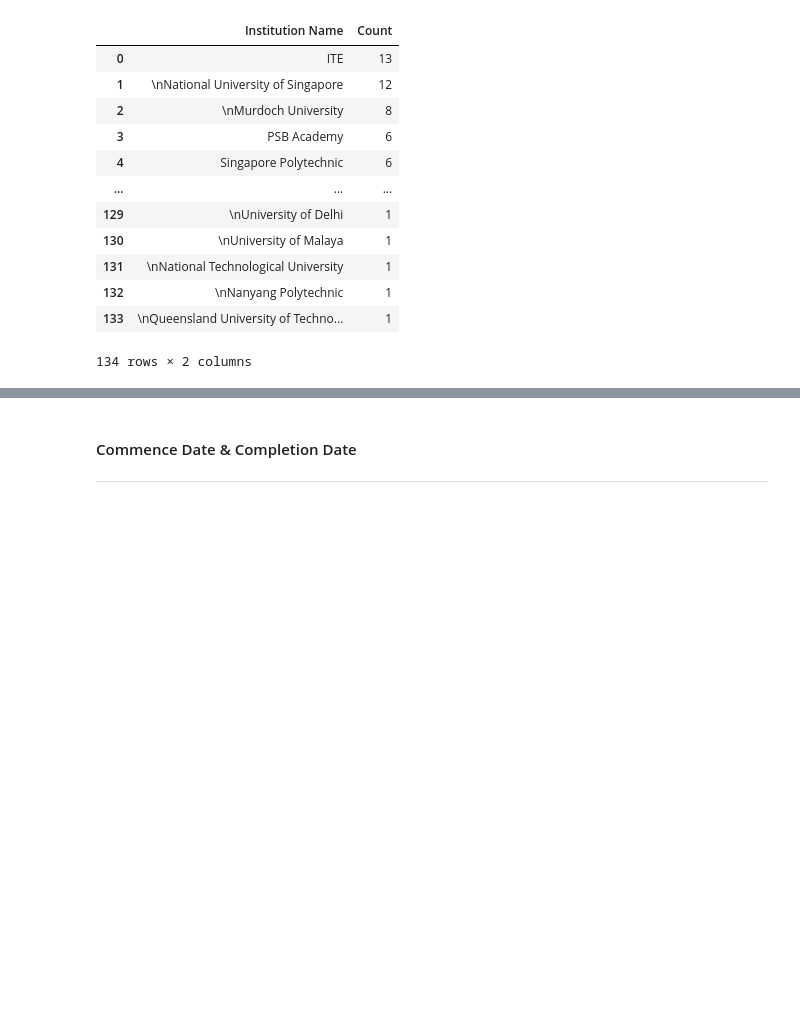
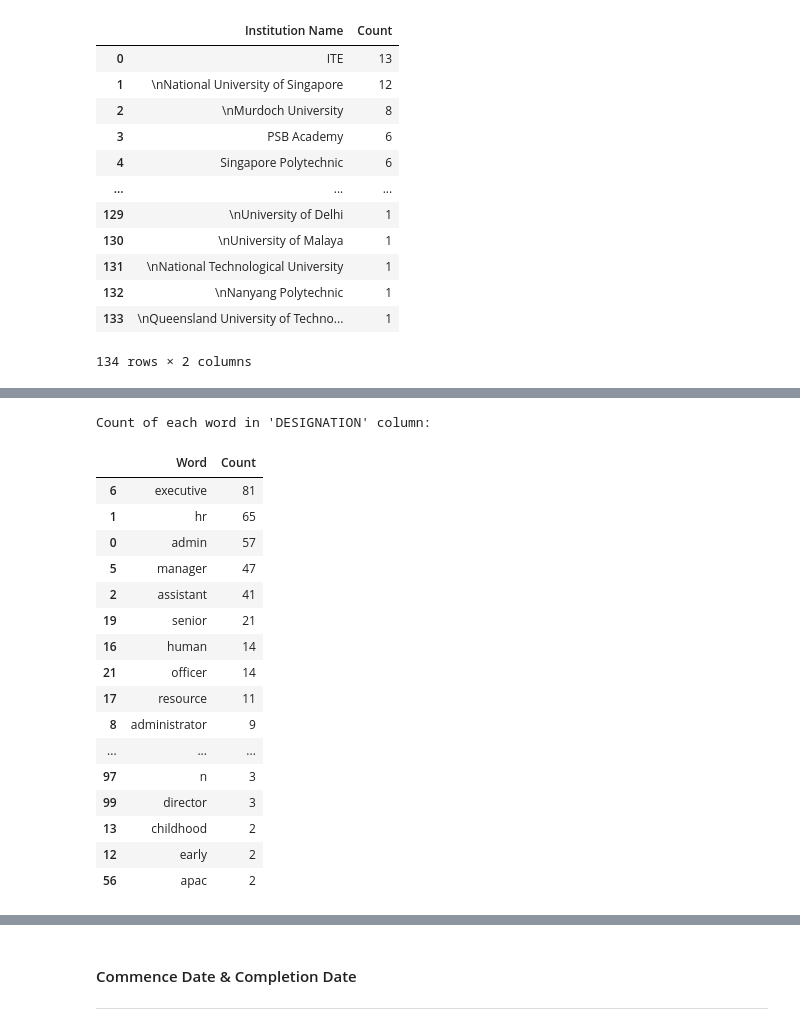
Before and after one commit to swamhtetg90/DAVI-CA2, a Jupyter notebook: data_cleaning.ipynb, the cells around one changed output, grey strips where cells are left out. Saved outputs shown, nothing was run; the diff lists cells and outputs as text; code cells hidden in the pictures; blank space fills up the shorter version.

```diff
--- a/data_cleaning.ipynb
+++ b/data_cleaning.ipynb
@@ -488,0 +586,41 @@ Unique values in 'INSTITUTION_NAME' column:
+# %%
+from collections import Counter
+import re
+
+# Combine all designations into a single string, handling potential NaNs
+all_designations = ' '.join(student_profiles['DESIGNATION'].dropna().astype(str).str.lower())
+
+# Split the string into words, using regex to find word characters
+words = re.findall(r'\b\w+\b', all_designations)
+
+# Count the frequency of each word
+word_counts = Counter(words)
+
+# Convert to a DataFrame for easier display
+word_counts_df = pd.DataFrame.from_dict(word_counts, orient='index', columns=['Count']).reset_index()
+word_counts_df = word_counts_df.rename(columns={'index': 'Word'})
+
+# Sort by count in descending order
+word_counts_df = word_counts_df.sort_values(by='Count', ascending=False)
+
+print("Count of each word in 'DESIGNATION' column:")
+display(word_counts_df.head(50)) # Displaying the top 50 most frequent words
+# %% [output]
+Count of each word in 'DESIGNATION' column:
+|  | Word | Count |
+| 6 | executive | 81 |
+| 1 | hr | 65 |
+| 0 | admin | 57 |
+| 5 | manager | 47 |
+| 2 | assistant | 41 |
+| 19 | senior | 21 |
+| 16 | human | 14 |
+| 21 | officer | 14 |
+| 17 | resource | 11 |
+| 8 | administrator | 9 |
+| ... | ... | ... |
+| 97 | n | 3 |
+| 99 | director | 3 |
+| 13 | childhood | 2 |
+| 12 | early | 2 |
+| 56 | apac | 2 |
```
Also changed, not shown: parts of 8 cells of this notebook.
